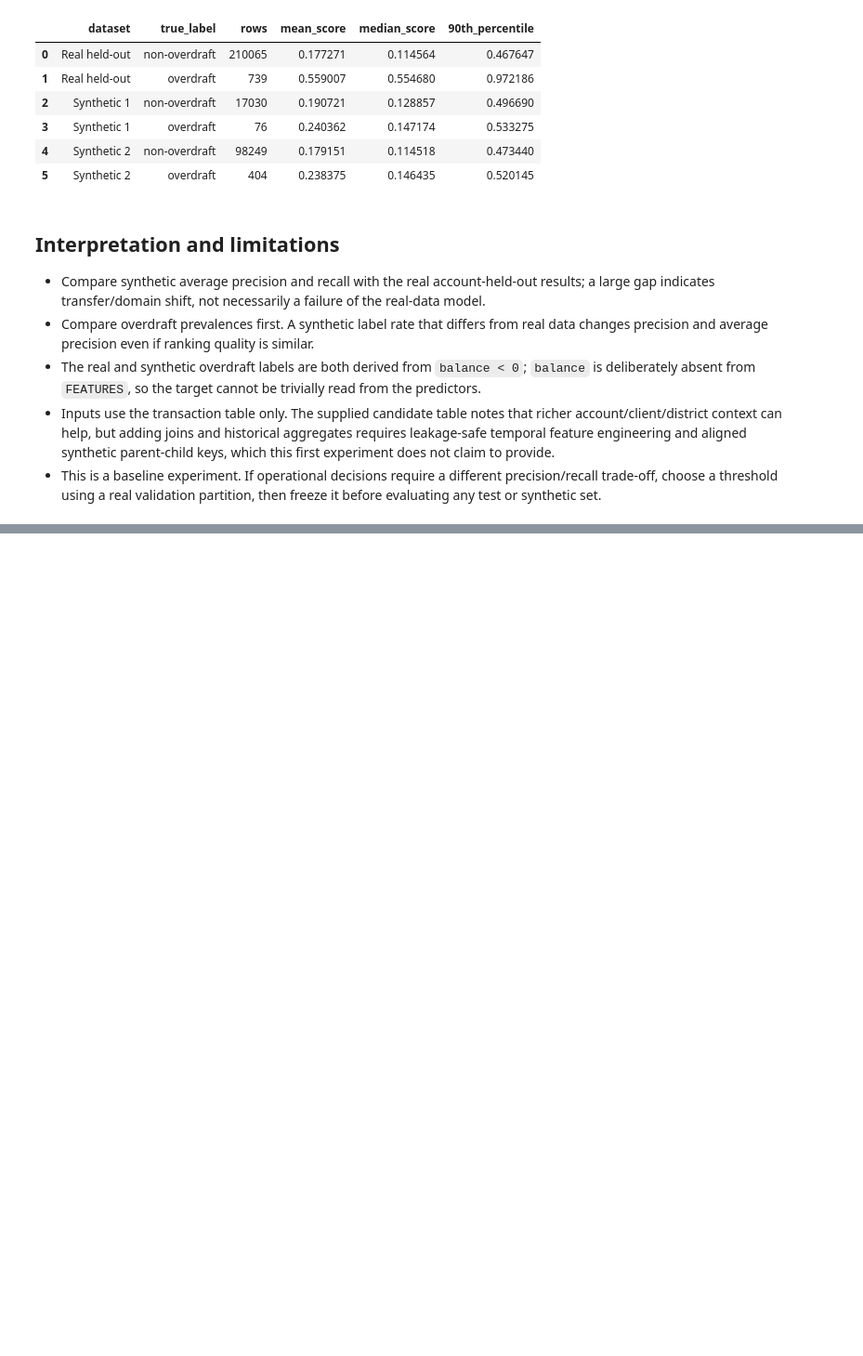
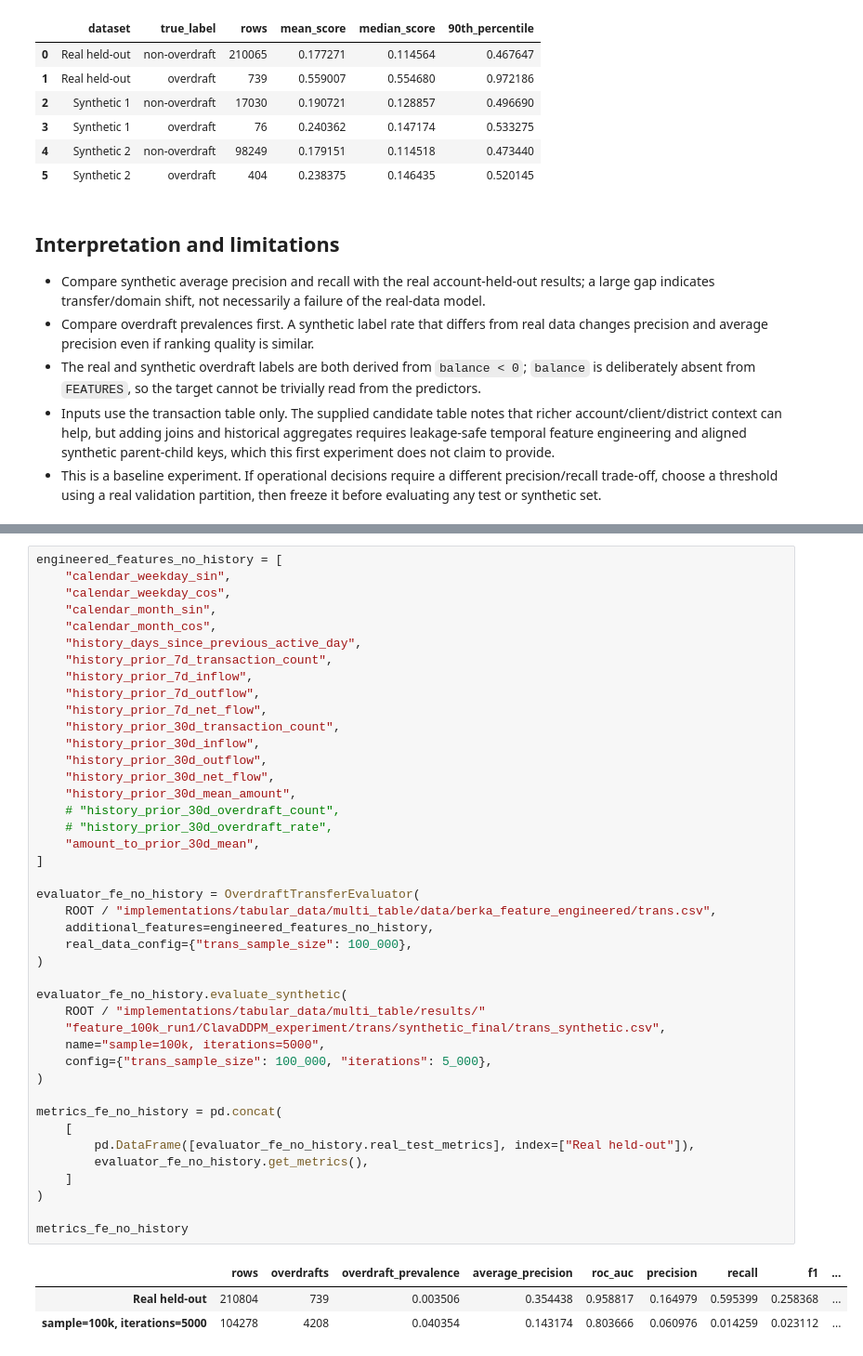
Before and after one commit to arashms/vector-bootcamp-synthetic-data, a Jupyter notebook: implementations/tabular_data/multi_table/anomaly_detection/overdraft_detection.ipynb, the cells around one changed output, grey strips where cells are left out. Shown at 93% size. Cells and saved outputs as stored; diff of their text form; blank space fills up the shorter version.

```diff
--- a/implementations/tabular_data/multi_table/anomaly_detection/overdraft_detection.ipynb
+++ b/implementations/tabular_data/multi_table/anomaly_detection/overdraft_detection.ipynb
@@ -634,0 +689,46 @@ evaluator.get_metrics()
+# %%
+engineered_features_no_history = [
+    "calendar_weekday_sin",
+    "calendar_weekday_cos",
+    "calendar_month_sin",
+    "calendar_month_cos",
+    "history_days_since_previous_active_day",
+    "history_prior_7d_transaction_count",
+    "history_prior_7d_inflow",
+    "history_prior_7d_outflow",
+    "history_prior_7d_net_flow",
+    "history_prior_30d_transaction_count",
+    "history_prior_30d_inflow",
+    "history_prior_30d_outflow",
+    "history_prior_30d_net_flow",
+    "history_prior_30d_mean_amount",
+    # "history_prior_30d_overdraft_count",
+    # "history_prior_30d_overdraft_rate",
+    "amount_to_prior_30d_mean",
+]
+
+evaluator_fe_no_history = OverdraftTransferEvaluator(
+    ROOT / "implementations/tabular_data/multi_table/data/berka_feature_engineered/trans.csv",
+    additional_features=engineered_features_no_history,
+    real_data_config={"trans_sample_size": 100_000},
+)
+
+evaluator_fe_no_history.evaluate_synthetic(
+    ROOT / "implementations/tabular_data/multi_table/results/"
+    "feature_100k_run1/ClavaDDPM_experiment/trans/synthetic_final/trans_synthetic.csv",
+    name="sample=100k, iterations=5000",
+    config={"trans_sample_size": 100_000, "iterations": 5_000},
+)
+
+metrics_fe_no_history = pd.concat(
+    [
+        pd.DataFrame([evaluator_fe_no_history.real_test_metrics], index=["Real held-out"]),
+        evaluator_fe_no_history.get_metrics(),
+    ]
+)
+
+metrics_fe_no_history
+# %% [output]
+|  | rows | overdrafts | overdraft_prevalence | average_precision | roc_auc | precision | recall | f1 | ... |
+| Real held-out | 210804 | 739 | 0.003506 | 0.354438 | 0.958817 | 0.164979 | 0.595399 | 0.258368 | ... |
+| sample=100k, iterations=5000 | 104278 | 4208 | 0.040354 | 0.143174 | 0.803666 | 0.060976 | 0.014259 | 0.023112 | ... |
```
Also changed, not shown: parts of 2 cells of this notebook, 2 other files.
